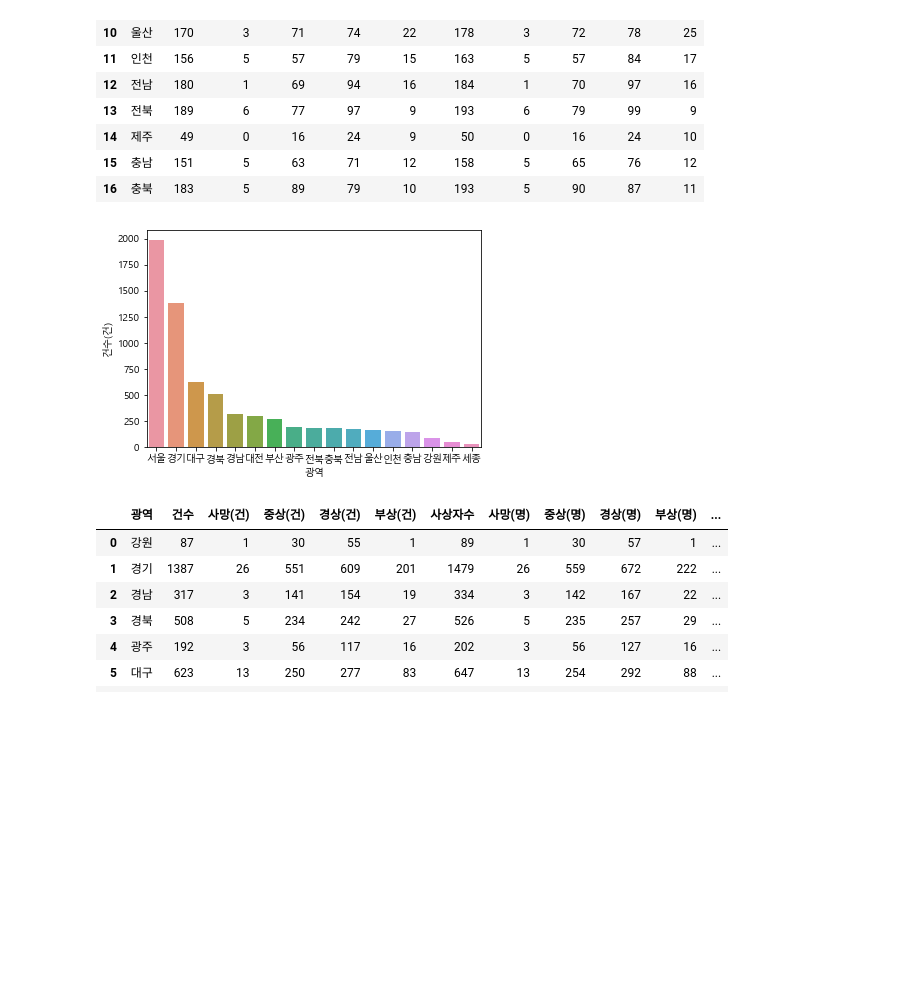
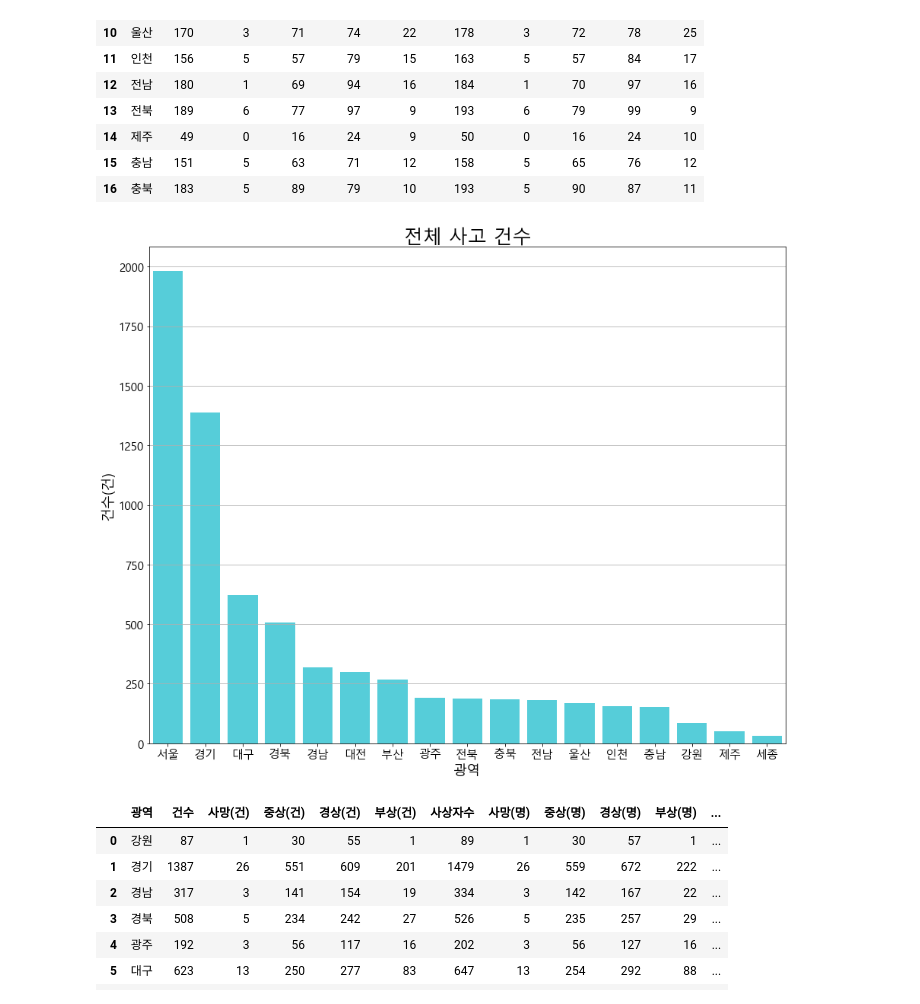
Before and after one commit to chestnut1717/BicycleAccident, a Jupyter notebook: bicycle_flow.ipynb, the cells around one changed output. Drawn from its saved outputs; the diff is of its cells as text; code cells hidden in the pictures; blank space fills up the shorter version.

Commit message:
Graph
Graph

```diff
--- a/bicycle_flow.ipynb
+++ b/bicycle_flow.ipynb
@@ -866,15 +866,29 @@ tmp
 | 14 | 제주 | 49 | 0 | 16 | 24 | 9 | 50 | 0 | 16 | 24 | 10 |
 | 15 | 충남 | 151 | 5 | 63 | 71 | 12 | 158 | 5 | 65 | 76 | 12 |
 | 16 | 충북 | 183 | 5 | 89 | 79 | 10 | 193 | 5 | 90 | 87 | 11 |
+# %%
+# 그래프 그릴 때, 전역 파라미터 설정
+parameters = {'axes.titlesize': 25,
+              'axes.labelsize': 18,
+              'xtick.labelsize': 15,
+               'ytick.labelsize' : 15}
+plt.rcParams.update(parameters)
 # %%
-## 인구 비례 밀도도 구해볼까???
+plt.figure(figsize=(15, 12))
+
+# 색 설정
+color = ['#40DFEF' for _ in range(len(tmp))]
 sns.barplot(data = tmp,
             x='광역', y = '건수',
-            order = tmp.sort_values('건수', ascending=False).광역)
+            order = tmp.sort_values('건수', ascending=False).광역, palette=color)
+
+plt.xlabel('광역')
 plt.ylabel('건수(건)')
+plt.grid(axis='y')
+plt.title('전체 사고 건수')
 plt.show()
 # %% [output]
-[figure, old version]
+[figure, new version]
 # %%
 tmp['인구'] = [1542840,
                    13427014,
```
Also changed, not shown: parts of 19 cells of this notebook.
